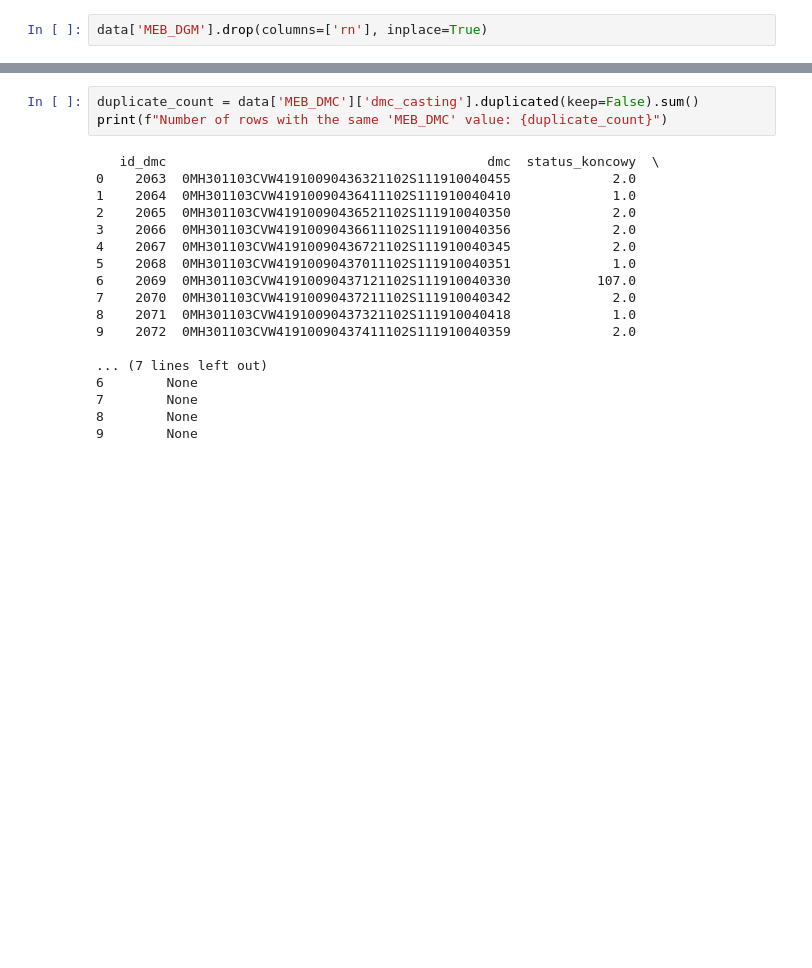
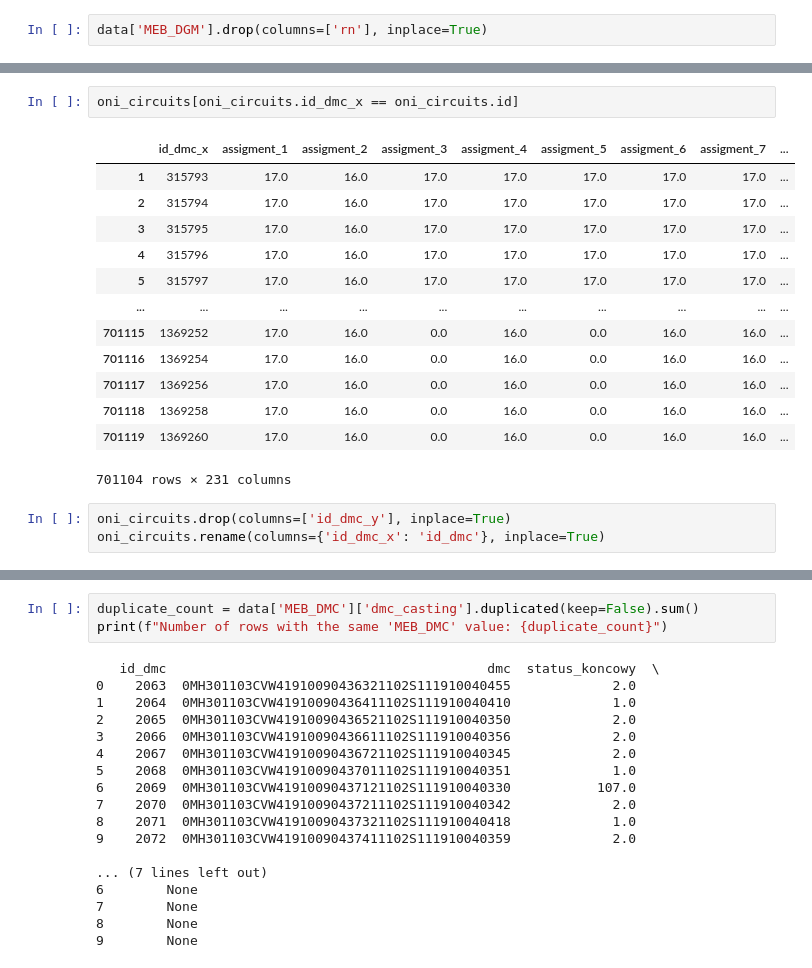
Before and after one commit to kubas99x/predict_quality_of_car_parts, a Jupyter notebook: src/oracle_connection.ipynb, the cells around one changed output, grey strips where cells are left out. Saved outputs shown, nothing was run; the diff lists cells and outputs as text; blank space fills up the shorter version.

```diff
--- a/src/oracle_connection.ipynb
+++ b/src/oracle_connection.ipynb
@@ -377,0 +376,19 @@ After meb_dgm to oni circuits700465
+# %%
+oni_circuits[oni_circuits.id_dmc_x == oni_circuits.id]
+# %% [output]
+|  | id_dmc_x | assigment_1 | assigment_2 | assigment_3 | assigment_4 | assigment_5 | assigment_6 | assigment_7 | ... |
+| 1 | 315793 | 17.0 | 16.0 | 17.0 | 17.0 | 17.0 | 17.0 | 17.0 | ... |
+| 2 | 315794 | 17.0 | 16.0 | 17.0 | 17.0 | 17.0 | 17.0 | 17.0 | ... |
+| 3 | 315795 | 17.0 | 16.0 | 17.0 | 17.0 | 17.0 | 17.0 | 17.0 | ... |
+| 4 | 315796 | 17.0 | 16.0 | 17.0 | 17.0 | 17.0 | 17.0 | 17.0 | ... |
+| 5 | 315797 | 17.0 | 16.0 | 17.0 | 17.0 | 17.0 | 17.0 | 17.0 | ... |
+| ... | ... | ... | ... | ... | ... | ... | ... | ... | ... |
+| 701115 | 1369252 | 17.0 | 16.0 | 0.0 | 16.0 | 0.0 | 16.0 | 16.0 | ... |
+| 701116 | 1369254 | 17.0 | 16.0 | 0.0 | 16.0 | 0.0 | 16.0 | 16.0 | ... |
+| 701117 | 1369256 | 17.0 | 16.0 | 0.0 | 16.0 | 0.0 | 16.0 | 16.0 | ... |
+| 701118 | 1369258 | 17.0 | 16.0 | 0.0 | 16.0 | 0.0 | 16.0 | 16.0 | ... |
+| 701119 | 1369260 | 17.0 | 16.0 | 0.0 | 16.0 | 0.0 | 16.0 | 16.0 | ... |
+701104 rows × 231 columns
+# %%
+oni_circuits.drop(columns=['id_dmc_y'], inplace=True)
+oni_circuits.rename(columns={'id_dmc_x': 'id_dmc'}, inplace=True)
```
Also changed, not shown: parts of 22 cells of this notebook.
